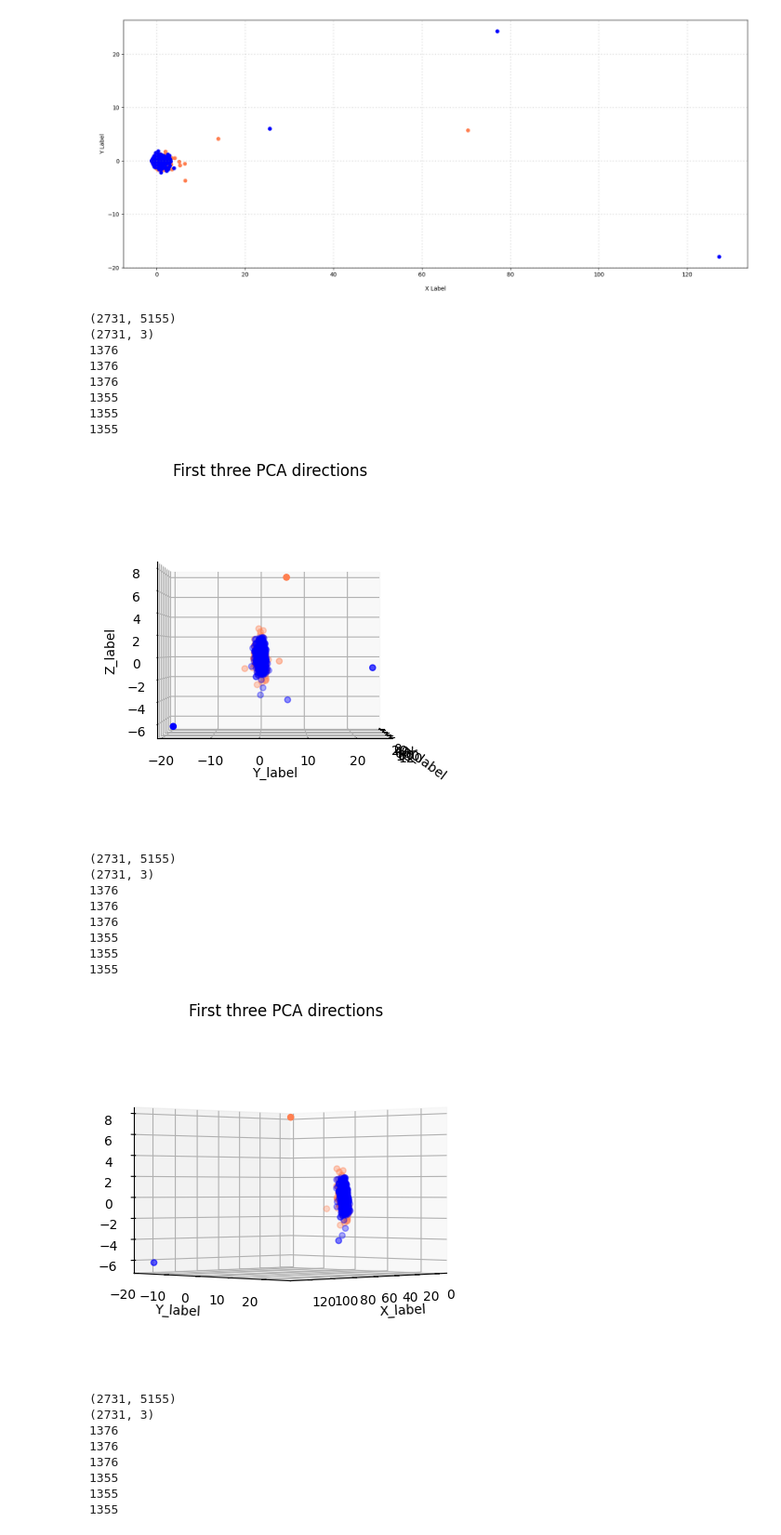
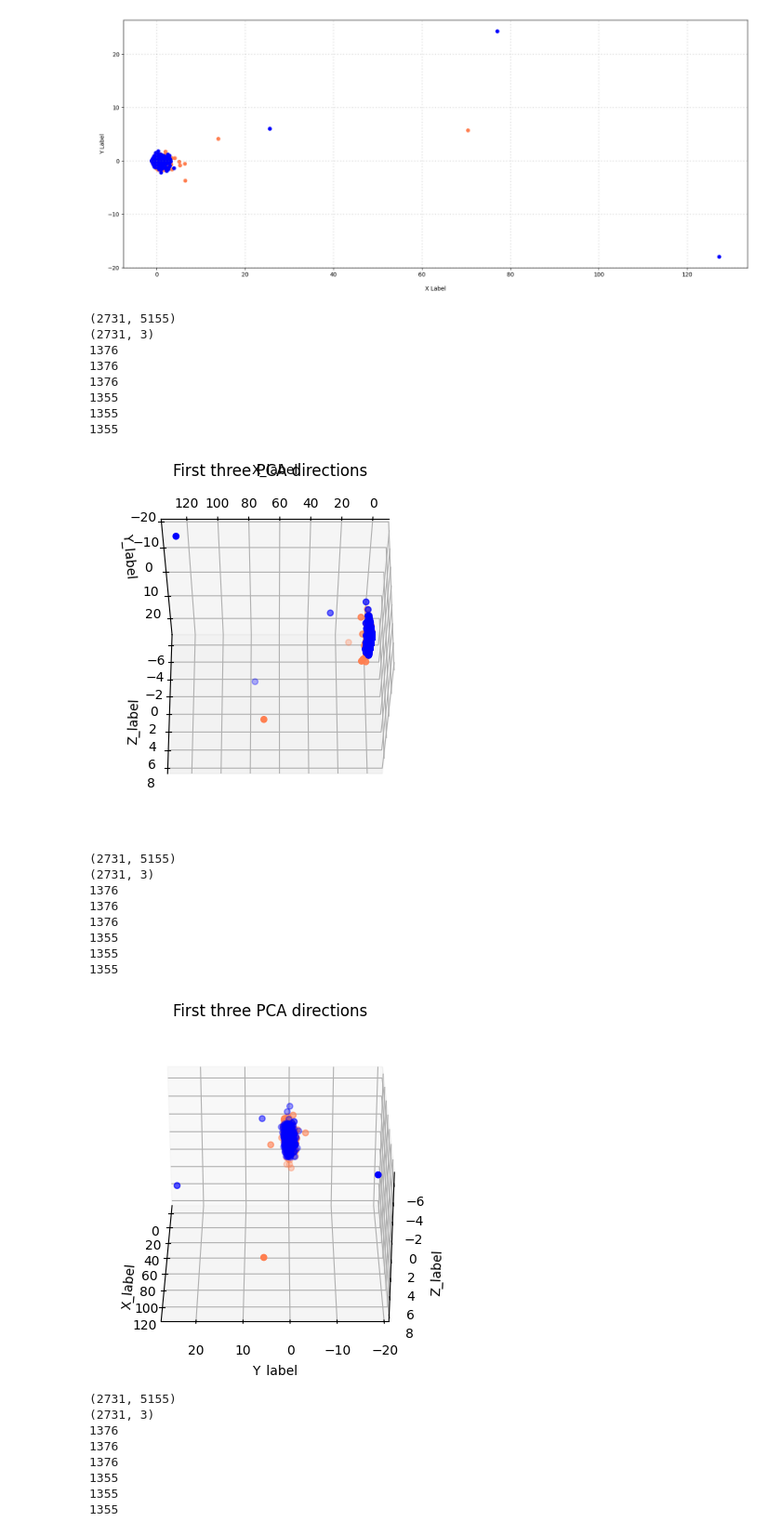
Before and after one commit to kevinyusheng/DM2023-Lab1-Master, a Jupyter notebook: DM2023-Lab1-Homework.ipynb, the cells around one changed output. Shown: that part at 93% size. Saved outputs shown, nothing was run; the diff lists cells and outputs as text; code cells hidden in the pictures.

```diff
--- a/DM2023-Lab1-Homework.ipynb
+++ b/DM2023-Lab1-Homework.ipynb
@@ -332,7 +337,7 @@ ax.set_xlabel("X_label")
 ax.set_ylabel("Y_label")
 ax.set_zlabel("Z_label")
 
-ax.view_init(0, 0)
+ax.view_init(150, 90)
 
 plt.show()
 # %% [output]
@@ -344,7 +349,7 @@ plt.show()
 1355
 1355
 1355
-[figure, old version]
+[figure, new version]
 # %%
 # Answer here
 from mpl_toolkits.mplot3d import Axes3D
@@ -356,35 +361,35 @@ print(df_reduced_3.shape)
 fig = plt.figure()
 ax = fig.add_subplot(111, projection="3d")
 
 col = ['coral', 'blue', 'black', 'm']
 for c, label in zip(col, labels):
 
     xs = df_reduced_3[df_all['label'] == label].T[0]
     ys = df_reduced_3[df_all['label'] == label].T[1]
     zs = df_reduced_3[df_all['label'] == label].T[2]
     print(len(xs))
     print(len(ys))
     print(len(zs))
     ax.scatter(xs, ys, zs, c=c,marker='o')
 
 ax.set_title("First three PCA directions")
 ax.set_xlabel("X_label")
 ax.set_ylabel("Y_label")
 ax.set_zlabel("Z_label")
 
-ax.view_init(0, 45)
+ax.view_init(-150, 180)
 
 plt.show()
 # %% [output]
 (2731, 5155)
 (2731, 3)
 1376
 1376
 1376
 1355
 1355
 1355
-[figure, old version]
+[figure, new version]
 # %%
 # Answer here
 from mpl_toolkits.mplot3d import Axes3D
```
Also changed, not shown: parts of 42 cells of this notebook.
